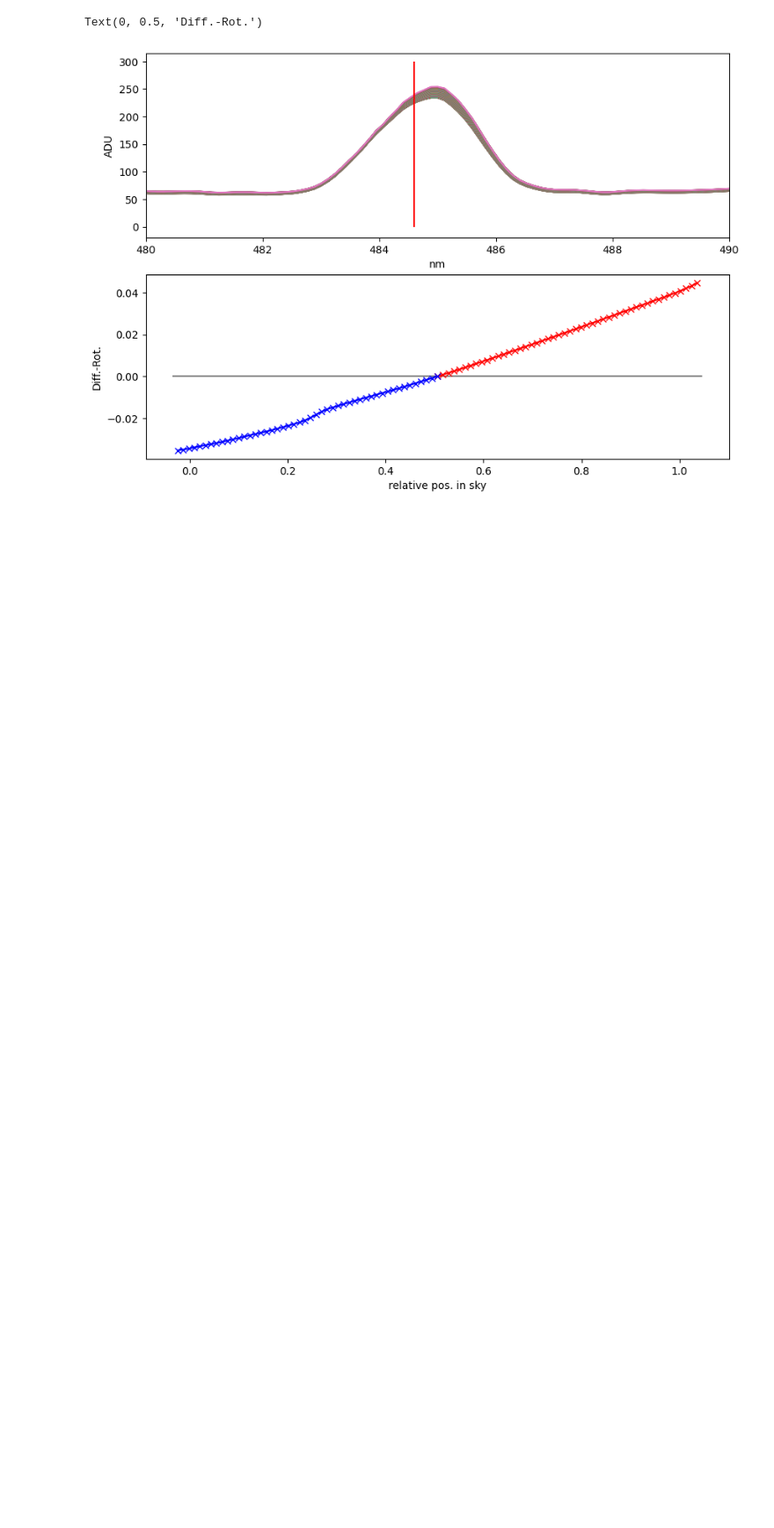
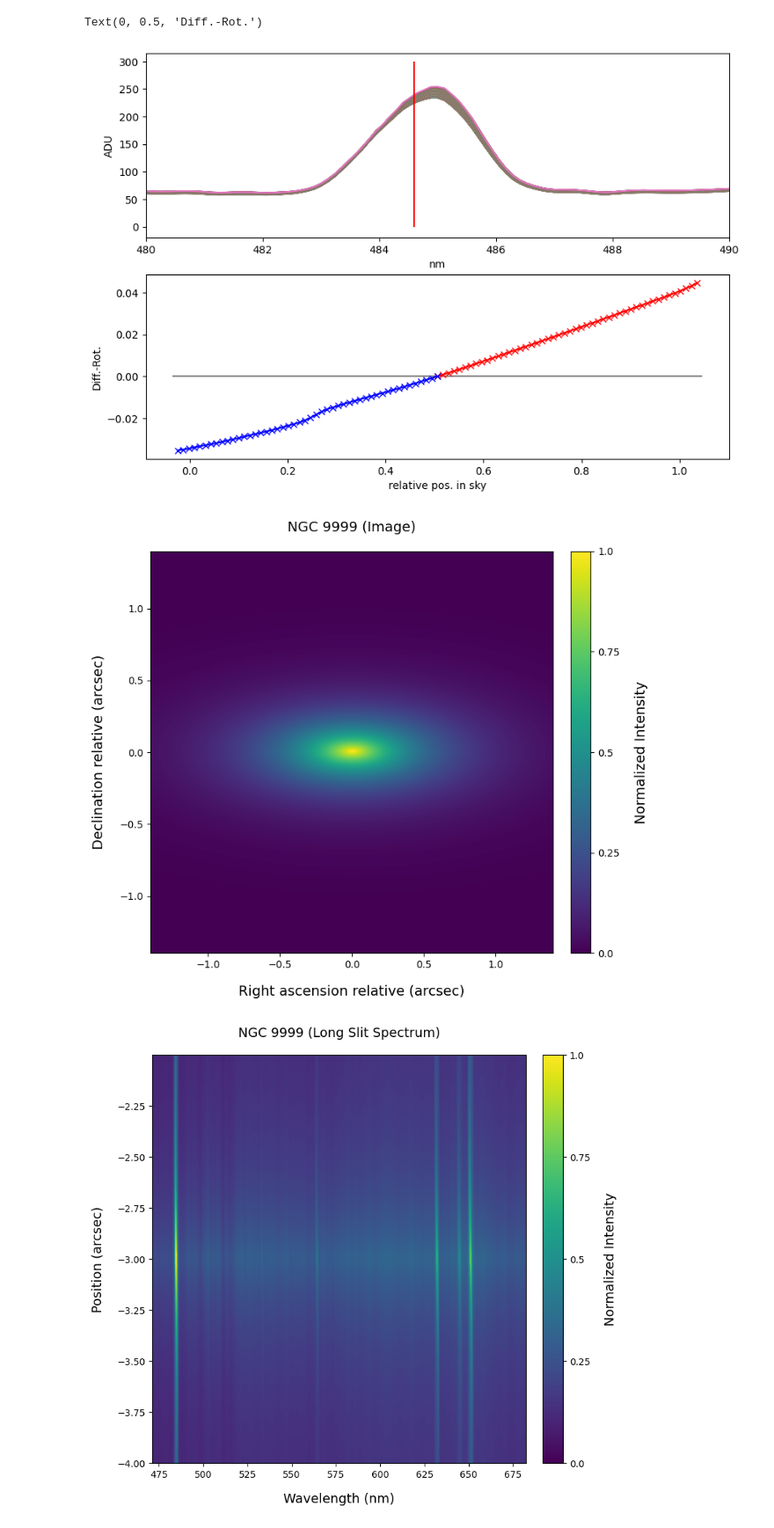
Before and after one commit to B0whunt3r21/AstroPrak, a Jupyter notebook: Galax_Spect/Galax_Spect.ipynb, the cells around one changed output. Shown at 88% size. Cells and saved outputs as stored; diff of their text form; code cells hidden in the pictures; blank space fills up the shorter version.

Commit message:
image/lss cbar

```diff
--- a/Galax_Spect/Galax_Spect.ipynb
+++ b/Galax_Spect/Galax_Spect.ipynb
@@ -497,3 +497,66 @@ ax[1].set_ylabel('Diff.-Rot.')
 # %% [output]
 Text(0, 0.5, 'Diff.-Rot.')
 [figure]
+# %%
+import matplotlib.colors as colors
+
+plt.figure(figsize=(8, 8))
+ax = plt.subplot(111)
+
+# Compute normalization for IMG data
+data_min_IMG = IMG.min()
+data_max_IMG = IMG.max()
+norm_IMG = colors.Normalize(vmin=data_min_IMG, vmax=data_max_IMG)
+
+# Show image with normalization
+IMGimage = ax.imshow(IMG, cmap='viridis', origin='lower', interpolation='nearest',
+                     extent=[x_ARCSEC_IMG_rel.value.min(), x_ARCSEC_IMG_rel.value.max(),
+                             y_ARCSEC_IMG_rel.value.min(), y_ARCSEC_IMG_rel.value.max()],
+                     norm=norm_IMG)
+
+num_ticks = 5
+tick_values_IMG = np.linspace(data_min_IMG, data_max_IMG, num_ticks)
+
+cbar_IMG = plt.colorbar(IMGimage, ax=ax, orientation='vertical', fraction=0.0457, pad=0.04)
+cbar_IMG.set_ticks(tick_values_IMG)
+# Map the tick labels from data range to [0,1]
+tick_labels_IMG = np.linspace(0, 1, num_ticks)
+cbar_IMG.set_ticklabels(np.round(tick_labels_IMG, 2))
+cbar_IMG.set_label('Normalized Intensity', fontsize=14, labelpad=15)
+cbar_IMG.ax.tick_params(labelsize=10)
+
+ax.set_xlabel('Right ascension relative (arcsec)', fontsize=14, labelpad=15)
+ax.set_ylabel('Declination relative (arcsec)', fontsize=14, labelpad=15)
+plt.title('NGC 9999 (Image)', fontsize=14, pad=20)
+plt.show()
+
+# LSS der Galaxie mit (relativen) physikalischen Achsen darstellen
+plt.figure(figsize=(8, 8))
+ax = plt.subplot(111)
+
+# Compute normalization for LSS data
+data_min_LSS = LSS.min()
+data_max_LSS = LSS.max()
+norm_LSS = colors.Normalize(vmin=data_min_LSS, vmax=data_max_LSS)
+
+LSSimage = ax.imshow(LSS, cmap='viridis', origin='lower', norm=norm_LSS, interpolation='nearest',
+                     extent=[x_NM_LSS.value.min(), x_NM_LSS.value.max(),
+                             y_ARCSEC_LSS.value.min(), y_ARCSEC_LSS.value.max()])
+ax.set_aspect('auto')
+
+tick_values_LSS = np.linspace(data_min_LSS, data_max_LSS, num_ticks)
+
+cbar_LSS = plt.colorbar(LSSimage, ax=ax, orientation='vertical', fraction=0.05, pad=0.04)
+cbar_LSS.set_ticks(tick_values_LSS)
+tick_labels_LSS = np.linspace(0, 1, num_ticks)
+cbar_LSS.set_ticklabels(np.round(tick_labels_LSS, 2))
+cbar_LSS.set_label('Normalized Intensity', fontsize=14, labelpad=15)
+cbar_LSS.ax.tick_params(labelsize=10)
+
+ax.set_xlabel('Wavelength (nm)', fontsize=14, labelpad=15)
+ax.set_ylabel('Position (arcsec)', fontsize=14, labelpad=15)
+plt.title('NGC 9999 (Long Slit Spectrum)' , fontsize=14, pad=20)
+plt.show()
+# %% [output]
+[figure, added]
+[figure, added]
```
Also changed, not shown: 6 other files.
